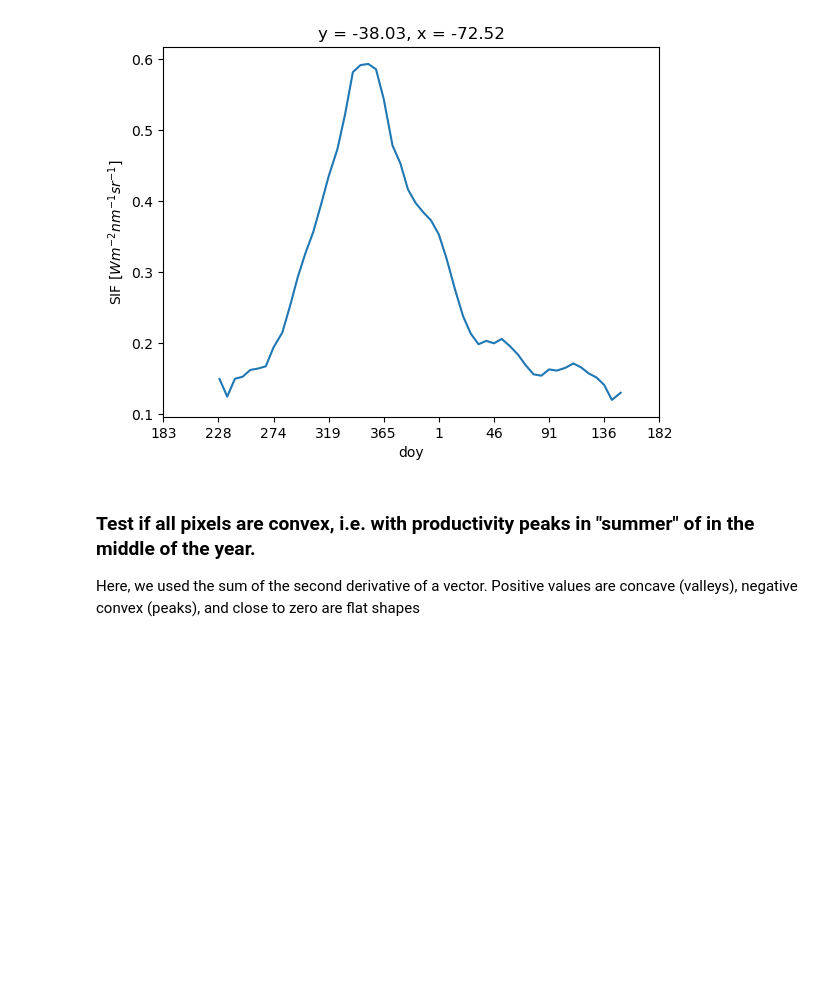
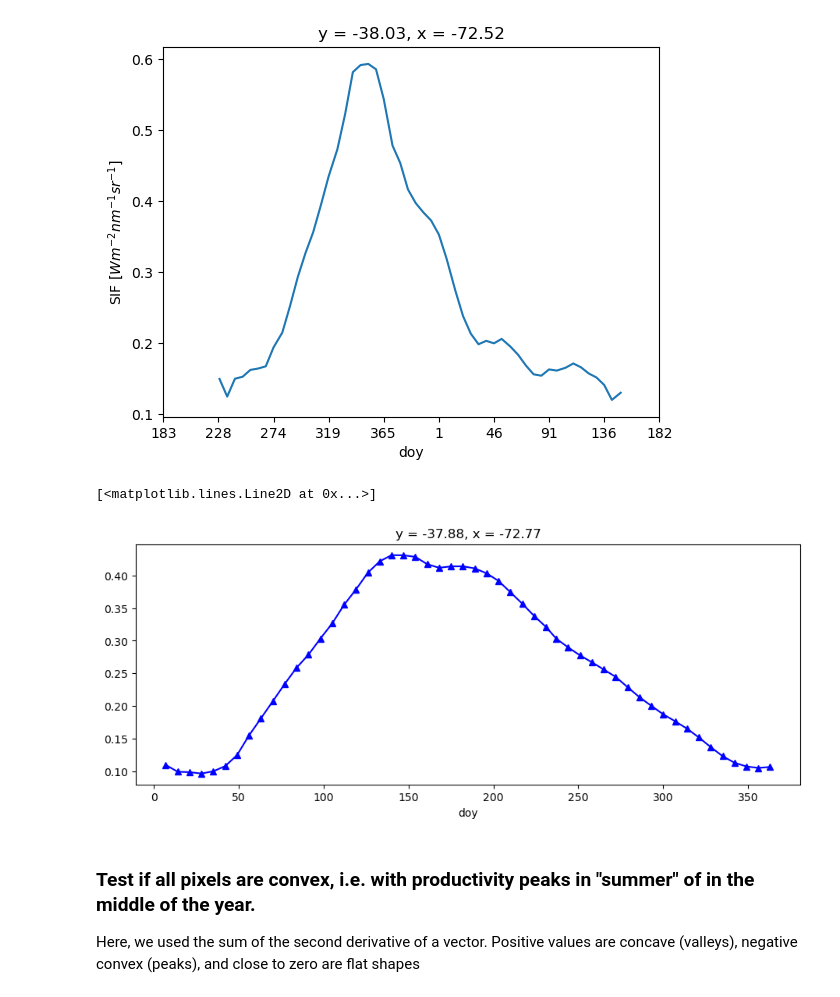
Before and after one commit to JavierLopatin/PhenoPY, a Jupyter notebook: phenopy/ExampleData.ipynb, the cells around one changed output. Drawn from its saved outputs; the diff is of its cells as text; code cells hidden in the pictures; blank space fills up the shorter version.

```diff
--- a/phenopy/ExampleData.ipynb
+++ b/phenopy/ExampleData.ipynb
@@ -196,6 +194,14 @@ plot_with_southern_doy(shape_south, coordinates=[X,Y], ylabel='SIF ['r'$Wm^{-2}n
 # %% [output]
 <AxesSubplot: title={'center': 'y = -38.03, x = -72.52'}, xlabel='doy', ylabel='SIF [$Wm^{-2}nm^{-1}sr^{-1}$]'>
 [figure]
+# %%
+# in this case, we have weekly data without data gaps, so we can also interpolate one specific year if needed
+sample = south_img.where(south_img.year == 2017, drop=True)
+sample_phen = sample.pheno.PhenoShape(rollWindow=5)
+sample_phen.isel(x=5, y=5).plot.line('b-^', x='doy', figsize=(11,4))
+# %% [output]
+[<matplotlib.lines.Line2D at 0x...>]
+[figure, added]
 # %% [markdown]
 ### Test if all pixels are convex, i.e. with productivity peaks in "summer" of in the middle of the year.
 
```
Also changed, not shown: parts of 5 cells of this notebook, 2 other files.
